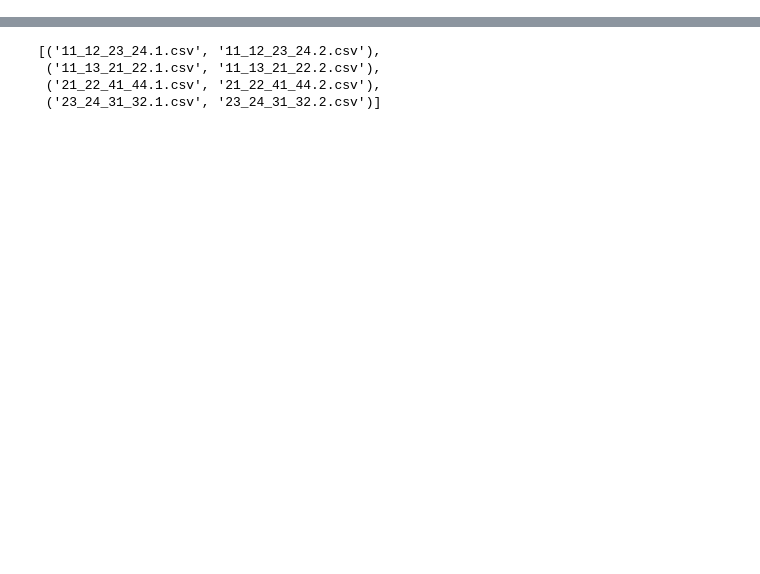
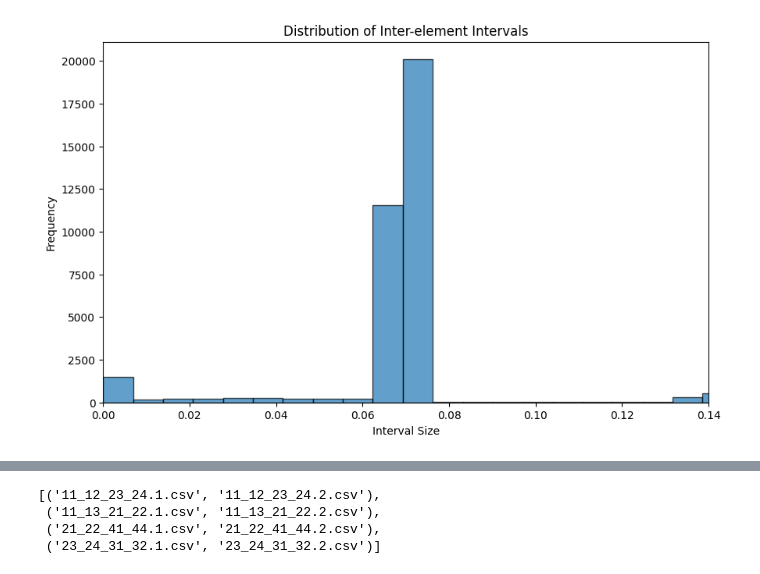
Before and after one commit to tomHep10/diff_fam_social_memory_ephys, a Jupyter notebook: pilot2/only_subjects/only_subjects_spike_collection.ipynb, the cells around one changed output, grey strips where cells are left out. Saved outputs shown, nothing was run; the diff lists cells and outputs as text; code cells hidden in the pictures; blank space fills up the shorter version.

```diff
--- a/pilot2/only_subjects/only_subjects_spike_collection.ipynb
+++ b/pilot2/only_subjects/only_subjects_spike_collection.ipynb
@@ -79 +63,12 @@ only_subject_collection = unpickle_this(r'pilot2\only_subjects\only_subject_coll
+# %%
+intervals = np.diff(timestamps_dict['23_24_31_32.2'])
+plt.figure(figsize=(10, 6))
+plt.hist(intervals, bins=30, alpha=0.7, edgecolor='black')
+plt.xlabel('Interval Size')
+plt.xlim(0,0.14)
+plt.ylabel('Frequency')
+plt.title('Distribution of Inter-element Intervals')
+plt.show()
+# %% [output]
+[figure, added]
 # %%
```
Also changed, not shown: parts of 29 cells of this notebook, 22 other files.
